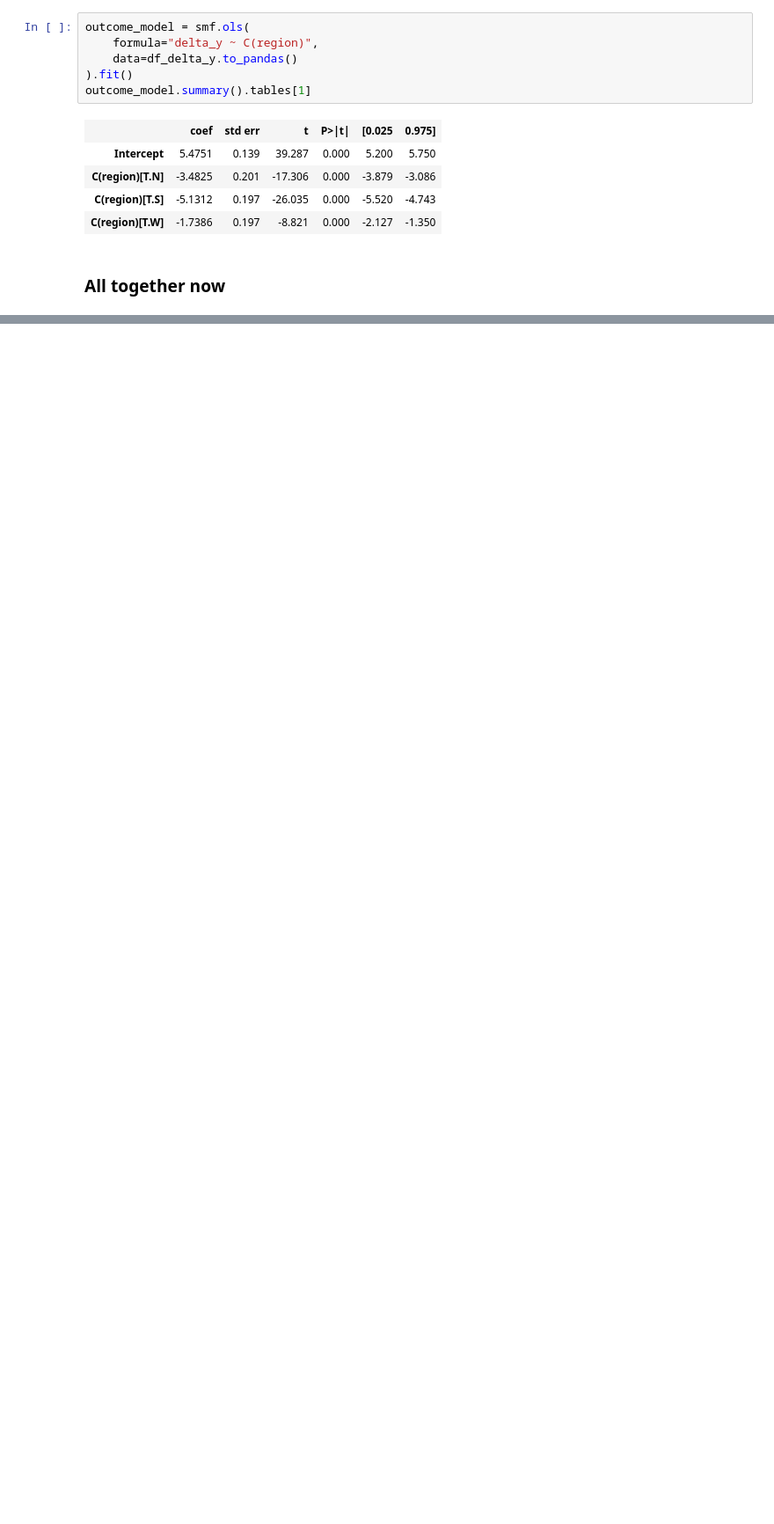
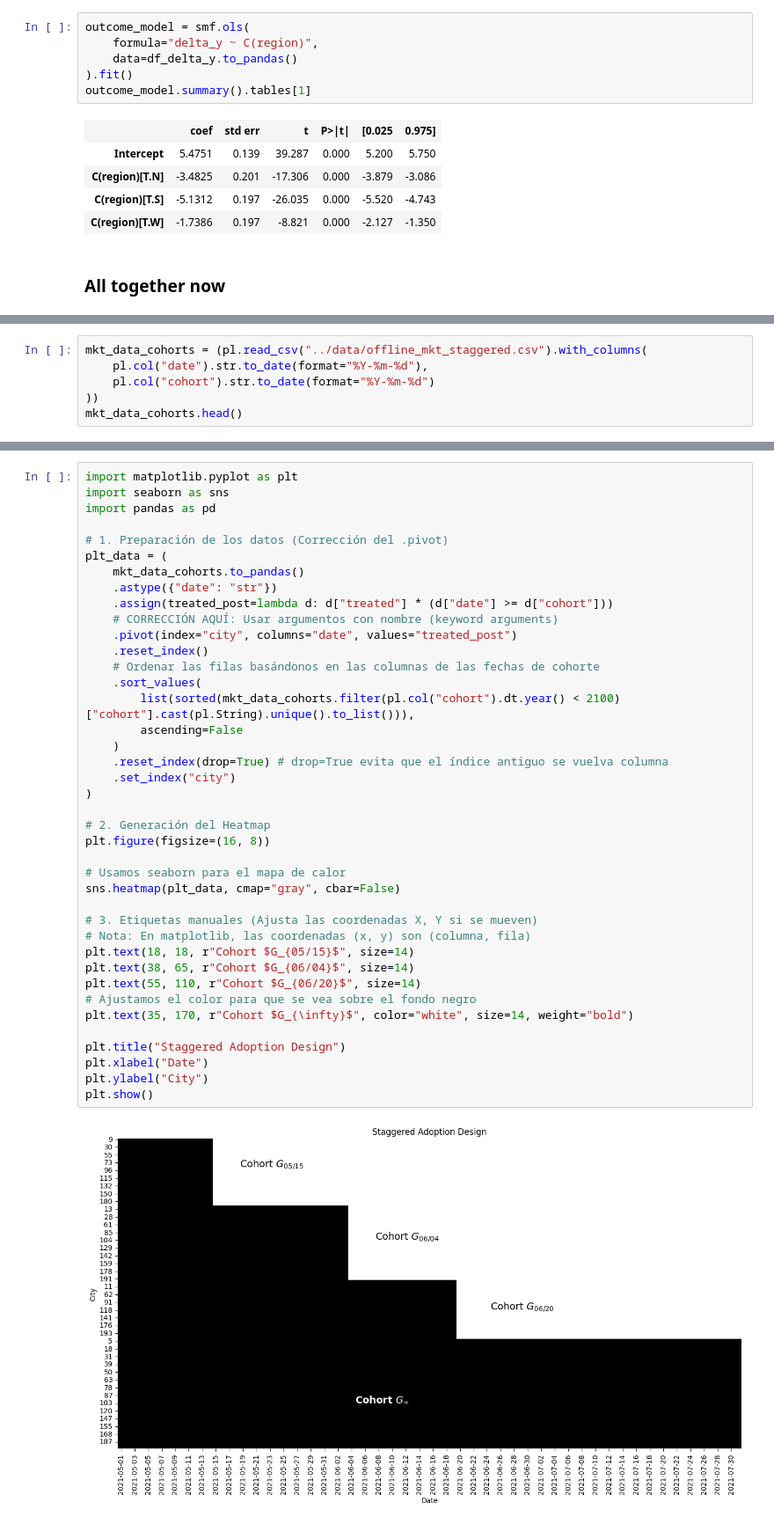
Before and after one commit to Sechi42/Causal_Inference-with-python, a Jupyter notebook: ch08/Difference-in-Differences.ipynb, the cells around one changed output, grey strips where cells are left out. Shown at 88% size. Drawn from its saved outputs; the diff is of its cells as text; blank space fills up the shorter version.

```diff
--- a/ch08/Difference-in-Differences.ipynb
+++ b/ch08/Difference-in-Differences.ipynb
@@ -1162,0 +1178,6 @@ print(f"Bootstrap CI (2.5%, 97.5%): [{boot['ci'][0]:.6f}, {boot['ci'][1]:.6f}]")
+# %%
+mkt_data_cohorts = (pl.read_csv("../data/offline_mkt_staggered.csv").with_columns(
+    pl.col("date").str.to_date(format="%Y-%m-%d"),
+    pl.col("cohort").str.to_date(format="%Y-%m-%d")
+))
+mkt_data_cohorts.head()
@@ -1162,0 +1193,42 @@ print(f"Bootstrap CI (2.5%, 97.5%): [{boot['ci'][0]:.6f}, {boot['ci'][1]:.6f}]")
+# %%
+import matplotlib.pyplot as plt
+import seaborn as sns
+import pandas as pd
+
+# 1. Preparación de los datos (Corrección del .pivot)
+plt_data = (
+    mkt_data_cohorts.to_pandas()
+    .astype({"date": "str"})
+    .assign(treated_post=lambda d: d["treated"] * (d["date"] >= d["cohort"]))
+    # CORRECCIÓN AQUÍ: Usar argumentos con nombre (keyword arguments)
+    .pivot(index="city", columns="date", values="treated_post")
+    .reset_index()
+    # Ordenar las filas basándonos en las columnas de las fechas de cohorte
+    .sort_values(
+        list(sorted(mkt_data_cohorts.filter(pl.col("cohort").dt.year() < 2100)["cohort"].cast(pl.String).unique().to_list())),
+        ascending=False
+    )
+    .reset_index(drop=True) # drop=True evita que el índice antiguo se vuelva columna
+    .set_index("city")
+)
+
+# 2. Generación del Heatmap
+plt.figure(figsize=(16, 8))
+
+# Usamos seaborn para el mapa de calor
+sns.heatmap(plt_data, cmap="gray", cbar=False)
+
+# 3. Etiquetas manuales (Ajusta las coordenadas X, Y si se mueven)
+# Nota: En matplotlib, las coordenadas (x, y) son (columna, fila)
+plt.text(18, 18, r"Cohort $G_{05/15}$", size=14)
+plt.text(38, 65, r"Cohort $G_{06/04}$", size=14)
+plt.text(55, 110, r"Cohort $G_{06/20}$", size=14)
+# Ajustamos el color para que se vea sobre el fondo negro
+plt.text(35, 170, r"Cohort $G_{\infty}$", color="white", size=14, weight="bold")
+
+plt.title("Staggered Adoption Design")
+plt.xlabel("Date")
+plt.ylabel("City")
+plt.show()
+# %% [output]
+[figure, added]
```
Also changed, not shown: parts of 34 cells of this notebook, 10 other files.
